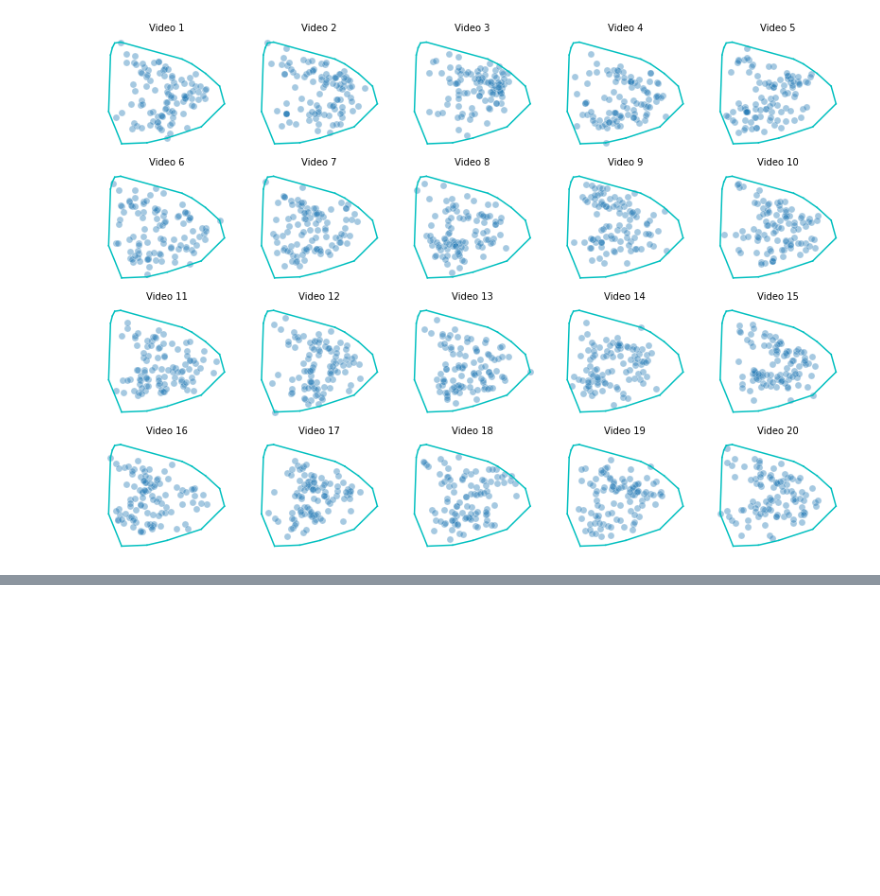
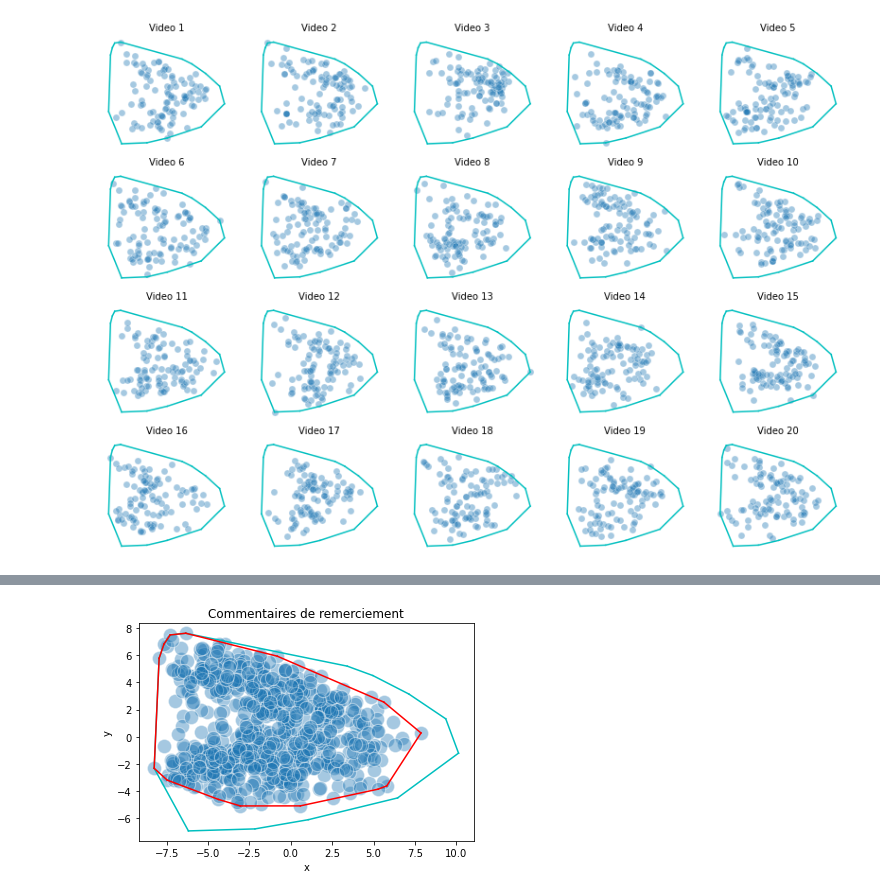
Before and after one commit to AntoineLlg/projet-python-2a, a Jupyter notebook: ACP_nb.ipynb, the cells around one changed output, grey strips where cells are left out. Drawn from its saved outputs; the diff is of its cells as text; code cells hidden in the pictures; blank space fills up the shorter version.

Commit message:
Interpretation plus complête de l'ACP, nouveaux graphes

```diff
--- a/ACP_nb.ipynb
+++ b/ACP_nb.ipynb
@@ -139,0 +143,6 @@ moi : regarde toulouse s'enfoncer dans un vortex spatio-temporel
+# %%
+def find_remerciement(string):
+    return ('merci' in string) or ('thank' in string) or ('thx' in string)
+data = data.sort_index() # On remet les commentaire dans l'ordre de leurs indices
+remerciements =  data.iloc[[i for i in range(len(data)) if find_remerciement(text[i])]]
+remerciements
@@ -139,0 +163,18 @@ moi : regarde toulouse s'enfoncer dans un vortex spatio-temporel
+# %%
+pca_remerciements = np.array(remerciements[['x','y']])
+hull_remerciements = ConvexHull(pca_remerciements)
+
+sns.scatterplot(data=remerciements,
+                x='x',
+                y='y',
+                s=200,
+                alpha=.4,
+                legend='full')
+for simplex in hull.simplices:
+    plt.plot(pca[simplex, 0], pca[simplex, 1], 'c')
+for simplex in hull_remerciements.simplices:
+    plt.plot(pca_remerciements[simplex, 0], pca_remerciements[simplex, 1], 'r')
+plt.title("Commentaires de remerciement")
+plt.show()
+# %% [output]
+[figure, added]
```
Also changed, not shown: parts of 4 cells of this notebook, 8 other files.
